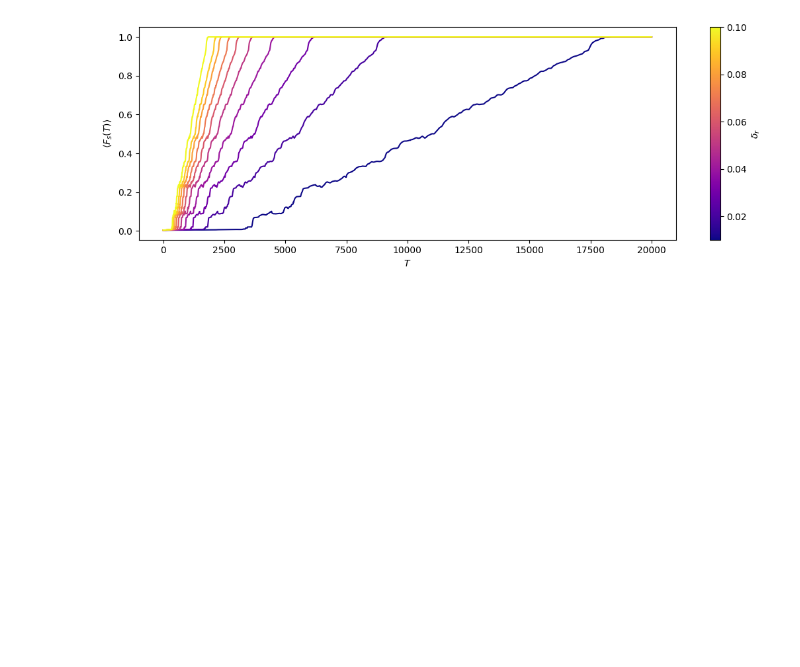
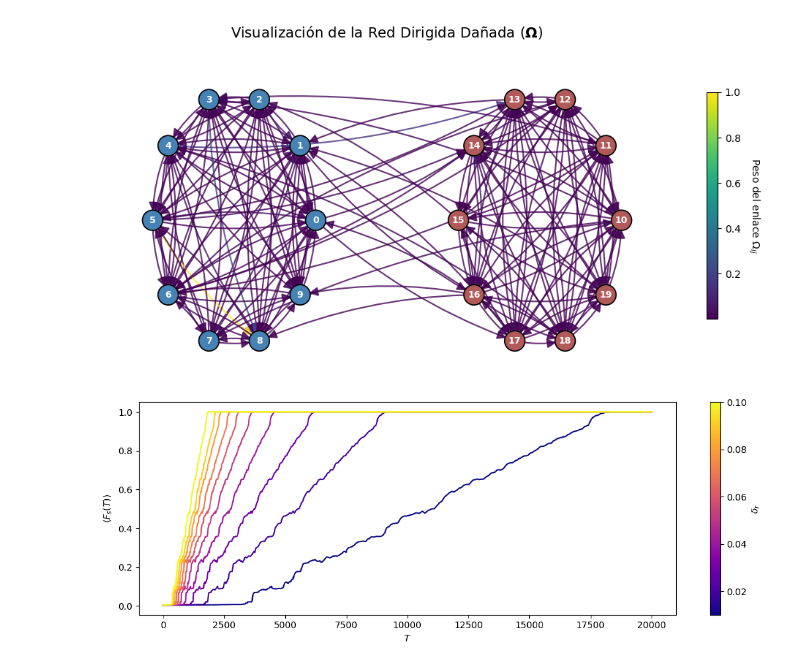
Before and after one commit to khernandezl048/Kuramoto-Redes, a Jupyter notebook: Simulacion/Reparacion_Kuramoto/Graficas_Reparacion.ipynb, the cells around one changed output. Drawn from its saved outputs; the diff is of its cells as text; code cells hidden in the pictures; blank space fills up the shorter version.

Commit message:
Correccion Omegas

```diff
--- a/Simulacion/Reparacion_Kuramoto/Graficas_Reparacion.ipynb
+++ b/Simulacion/Reparacion_Kuramoto/Graficas_Reparacion.ipynb
@@ -12,0 +13,6 @@ from scipy.linalg import expm
+# %%
+# --- CARGAR datos ---
+Omega_damage_array = np.load('Omega_damage_list.npy')
+Omega_damage_list = [Omega_damage_array[i] for i in range(Omega_damage_array.shape[0])]
+
+print(Omega_damage_list)
@@ -13,3 +37,55 @@ from scipy.linalg import expm
+# %%
+
+
+# Seleccionamos una matriz de peso dañada (por ejemplo, la primera simulación)
+# Omega_damage_list[0]
+weights_matrix = Omega_damage_list[0]
+
+# 2. Definir posiciones (Mantenemos tu estructura de dos comunidades)
+N_com = 10
+pos = {}
+for i in range(N_com):
+    angle = 2 * np.pi * i / N_com
+    pos[i] = np.array([-1.5 + 0.8 * np.cos(angle), 0.8 * np.sin(angle)])
+for i in range(N_com, 2 * N_com):
+    angle = 2 * np.pi * i / N_com
+    pos[i] = np.array([1.5 + 0.8 * np.cos(angle), 0.8 * np.sin(angle)])
+
+# 3. Configuración de la gráfica
+fig, ax = plt.subplots(figsize=(10, 5))
+node_colors = ['steelblue'] * N_com + ['#B25A5A'] * N_com
+
+# Extraer aristas y sus pesos correspondientes de la matriz Omega
+edges = list(G.edges())
+weights = [weights_matrix[u, v] for u, v in edges]
+
+# 4. Dibujar Nodos
+nx.draw_networkx_nodes(G, pos, ax=ax, node_size=400, node_color=node_colors,
+                       edgecolors='black', linewidths=1.2)
+
+# 5. Dibujar Aristas con Flechas y Curvatura
+# La curvatura (connectionstyle) es vital para ver flechas i->j y j->i por separado
+nx.draw_networkx_edges(G, pos, ax=ax, edgelist=edges,
+                       width=1.5,
+                       edge_color=weights, edge_cmap=plt.cm.viridis,
+                       arrowstyle='-|>',
+                       arrowsize=18,
+                       connectionstyle='arc3,rad=0.1',
+                       alpha=0.8)
+
+# 6. Etiquetas y Barra de Color
+nx.draw_networkx_labels(G, pos, ax=ax, font_size=9, font_color='white', font_weight='bold')
+
+sm = plt.cm.ScalarMappable(cmap=plt.cm.viridis, norm=plt.Normalize(vmin=np.min(weights), vmax=np.max(weights)))
+cbar = plt.colorbar(sm, ax=ax, shrink=0.7)
+cbar.set_label(r'Peso del enlace $\Omega_{ij}$', rotation=270, labelpad=20)
+
+ax.set_title(r"Visualización de la Red Dirigida Dañada ($\mathbf{\Omega}$)", fontsize=14)
+ax.axis('off')
+plt.tight_layout()
+plt.show()
+# %% [output]
+[figure, added]
 # %%
 avg_repair = np.load('F_Deterministic1.npy', allow_pickle=True).item()
 
```
Also changed, not shown: parts of 3 cells of this notebook, 5 other files.
